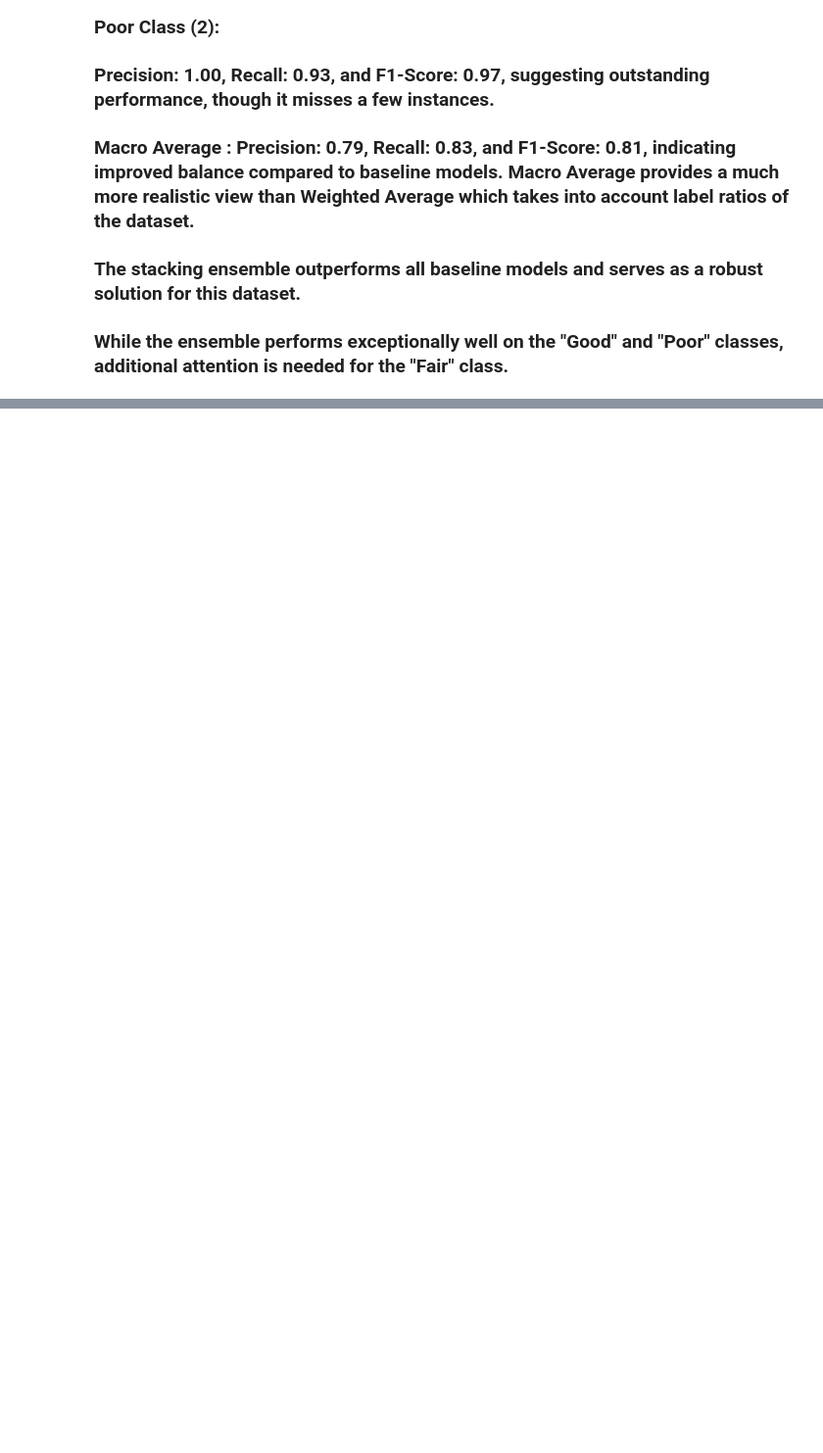
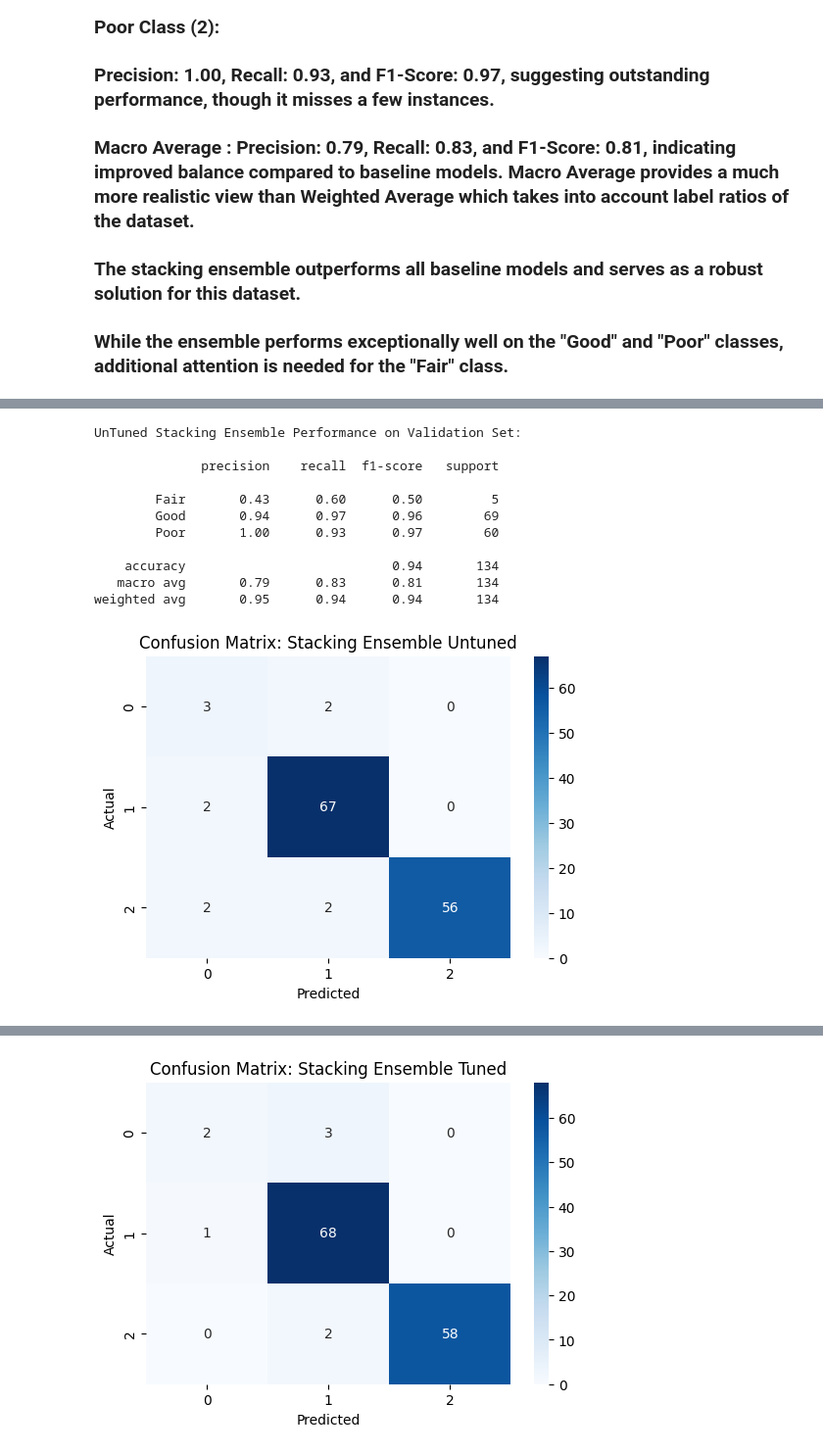
Before and after one commit to burikyali/burikyali, a Jupyter notebook: ml-video-conferencing-analysis.ipynb, the cells around one changed output, grey strips where cells are left out. Shown at 98% size. Saved outputs shown, nothing was run; the diff lists cells and outputs as text; code cells hidden in the pictures; blank space fills up the shorter version.

```diff
--- a/ml-video-conferencing-analysis.ipynb
+++ b/ml-video-conferencing-analysis.ipynb
@@ -1897,0 +1998,19 @@ weighted avg       0.95      0.94      0.94       134
+# %%
+# Define parameter grid for Logistic Regression
+lr_param_grid = {
+    'C': [0.1, 1, 10],
+    'penalty': ['l2'],
+    'solver': ['lbfgs']
+}
+
+# Logistic Regression Grid Search
+lr_grid_search = GridSearchCV(
+    estimator=LogisticRegression(random_state=42, max_iter=1000),
+    param_grid=lr_param_grid,
+    scoring='accuracy',
+    cv=cv,
+    verbose=2,
+    n_jobs=-1
+)
+lr_grid_search.fit(train_scaled_df[selected_features], train_scaled_df['Target'])
+print("Best Logistic Regression Parameters:", lr_grid_search.best_params_)
@@ -1897,0 +2028,56 @@ weighted avg       0.95      0.94      0.94       134
+# %%
+from sklearn.ensemble import StackingClassifier
+
+# Define tuned base models and meta model
+base_models_tuned = [
+    ('Random Forest', rf_random_search.best_estimator_),
+    ('Gradient Boosting', gb_random_search.best_estimator_),
+    ('SVM', svm_grid_search.best_estimator_)
+]
+meta_model_tuned = lr_grid_search.best_estimator_
+
+# Define stacking ensemble
+stacking_model_tuned = StackingClassifier(
+    estimators=base_models_tuned,
+    final_estimator=meta_model_tuned,
+    cv=cv
+)
+
+# Train stacking ensemble
+stacking_model_tuned.fit(train_scaled_df[selected_features], train_scaled_df['Target'])
+
+
+print("UnTuned Stacking Ensemble Performance on Validation Set:\n")
+print(classification_report(val_scaled_df['Target'], val_preds))
+
+plt.figure(figsize=(6, 4))
+sns.heatmap(confusion_matrix(val_data['Target'], val_preds), annot=True, fmt='d', cmap='Blues')
+plt.title("Confusion Matrix: Stacking Ensemble Untuned")
+plt.xlabel("Predicted")
+plt.ylabel("Actual")
+plt.show()
+
+# Evaluate stacking ensemble on validation set
+y_pred_stack = stacking_model_tuned.predict(val_scaled_df[selected_features])
+print("Tuned Stacking Ensemble Performance on Validation Set:\n")
+print(classification_report(val_scaled_df['Target'], y_pred_stack))
+
+plt.figure(figsize=(6, 4))
+sns.heatmap(confusion_matrix(val_data['Target'], y_pred_stack), annot=True, fmt='d', cmap='Blues')
+plt.title("Confusion Matrix: Stacking Ensemble Tuned")
+plt.xlabel("Predicted")
+plt.ylabel("Actual")
+plt.show()
+# %% [output]
+UnTuned Stacking Ensemble Performance on Validation Set:
+
+              precision    recall  f1-score   support
+
+        Fair       0.43      0.60      0.50         5
+        Good       0.94      0.97      0.96        69
+        Poor       1.00      0.93      0.97        60
+
+    accuracy                           0.94       134
+   macro avg       0.79      0.83      0.81       134
+weighted avg       0.95      0.94      0.94       134
+[figure, added]
@@ -1897,0 +2095 @@ weighted avg       0.95      0.94      0.94       134
+[figure, added]
```
Also changed, not shown: parts of 37 cells of this notebook.
